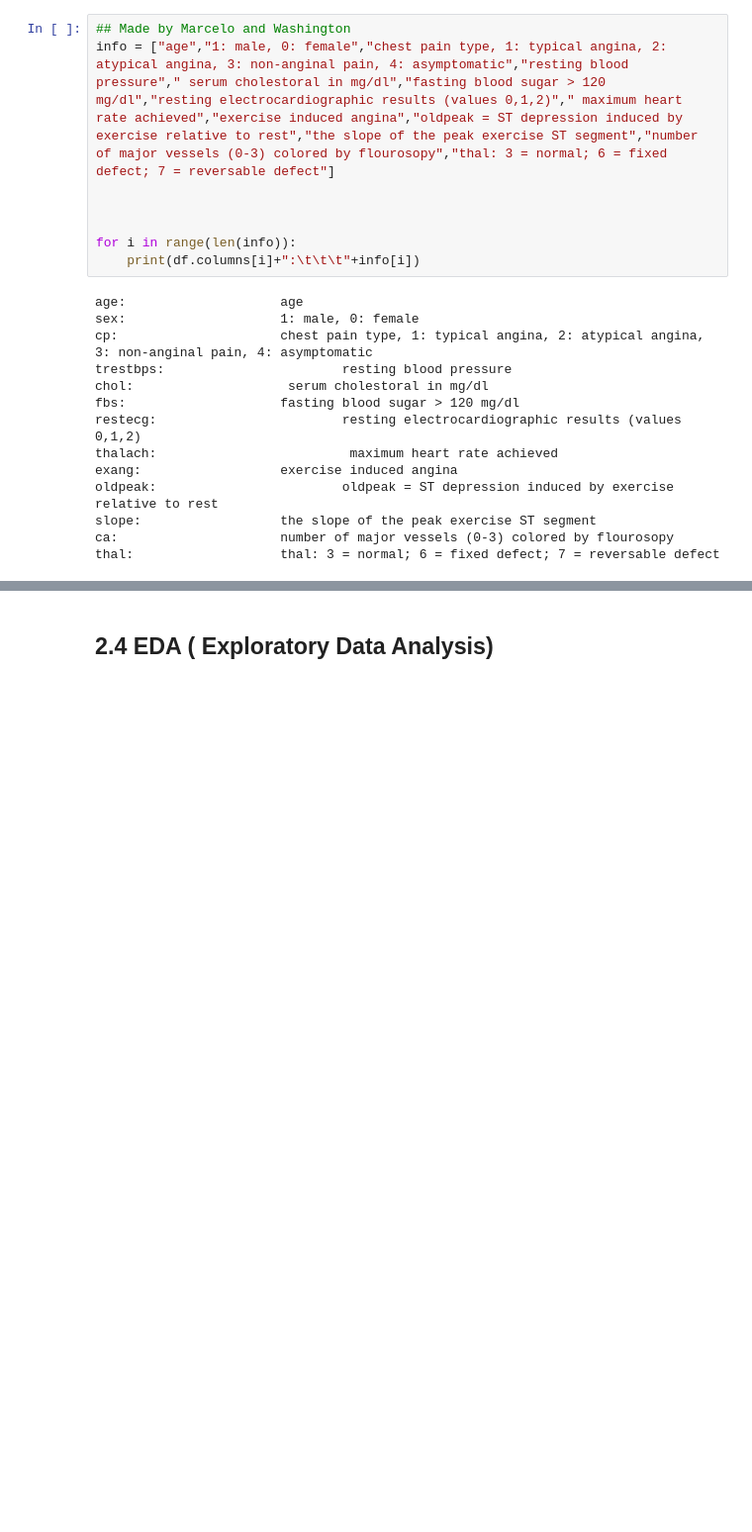
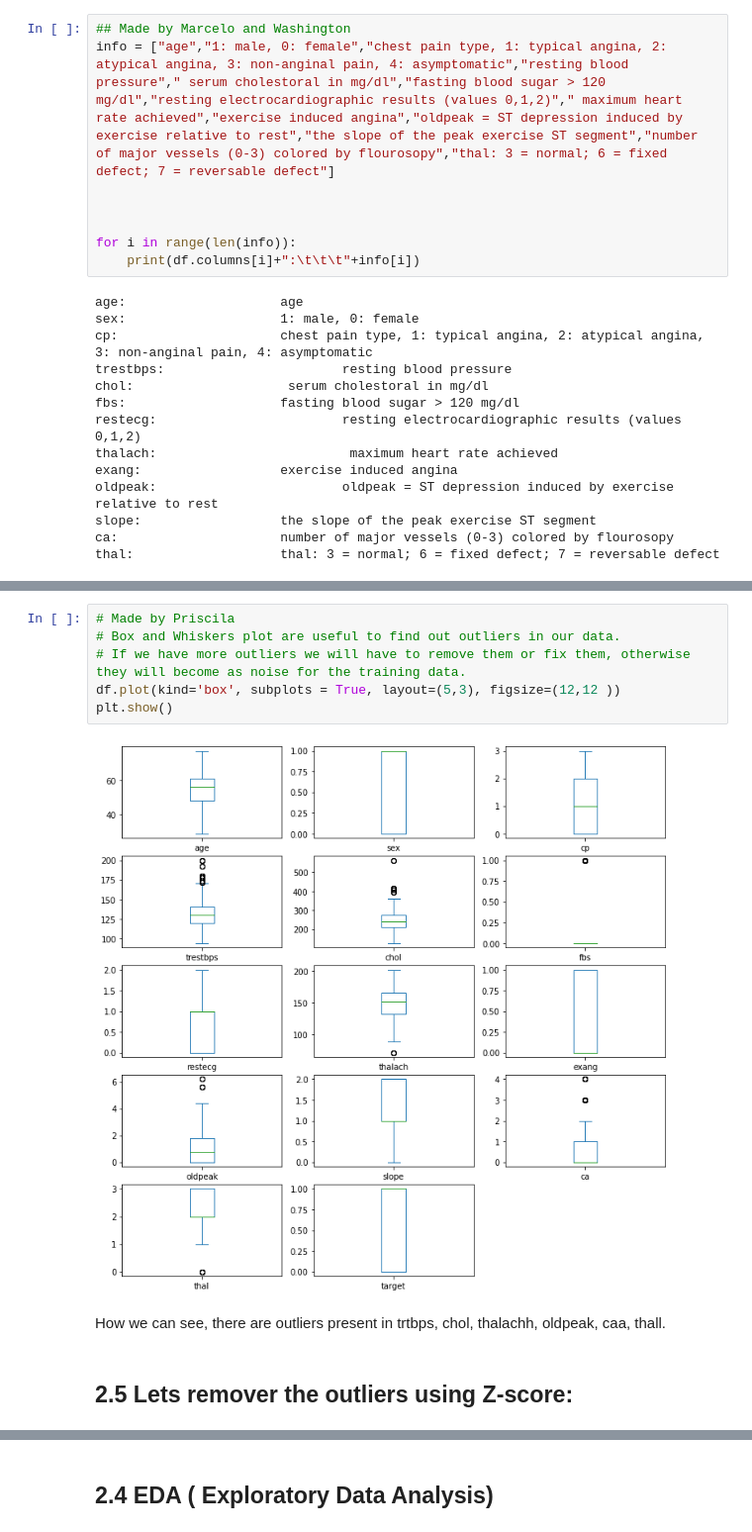
Before and after one commit to masp42/Crisp_DM_CA, a Jupyter notebook: Heart_Disease_Prediction_CA.ipynb, the cells around one changed output, grey strips where cells are left out. Shown at 99% size. Cells and saved outputs as stored; diff of their text form; blank space fills up the shorter version.

```diff
--- a/Heart_Disease_Prediction_CA.ipynb
+++ b/Heart_Disease_Prediction_CA.ipynb
@@ -212,0 +222,12 @@ thal:                   thal: 3 = normal; 6 = fixed defect; 7 = reversable defec
+# %%
+# Made by Priscila
+# Box and Whiskers plot are useful to find out outliers in our data.
+# If we have more outliers we will have to remove them or fix them, otherwise they will become as noise for the training data.
+df.plot(kind='box', subplots = True, layout=(5,3), figsize=(12,12 ))
+plt.show()
+# %% [output]
+[figure, added]
+# %% [markdown]
+ How we can see, there are outliers present in trtbps, chol, thalachh, oldpeak, caa, thall.
+# %% [markdown]
+## **2.5 Lets remover the outliers using Z-score:**
```
Also changed, not shown: parts of 24 cells of this notebook.
